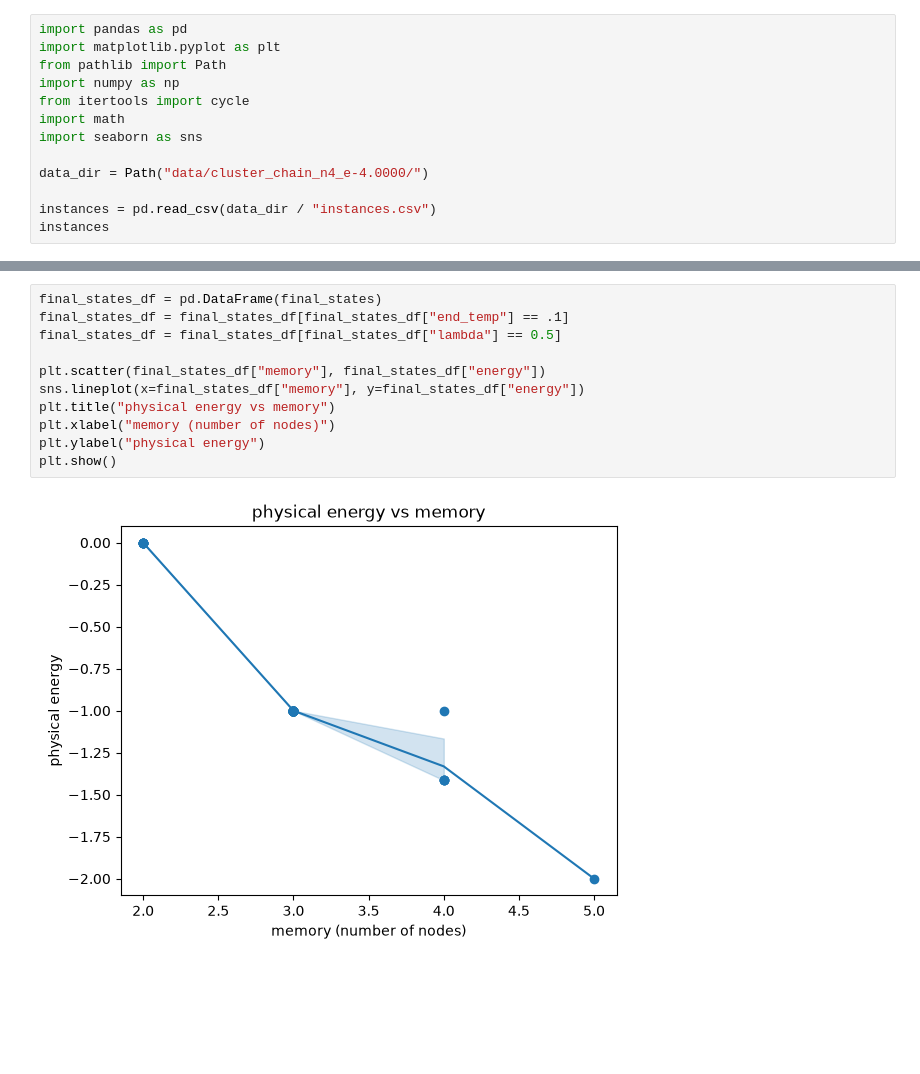
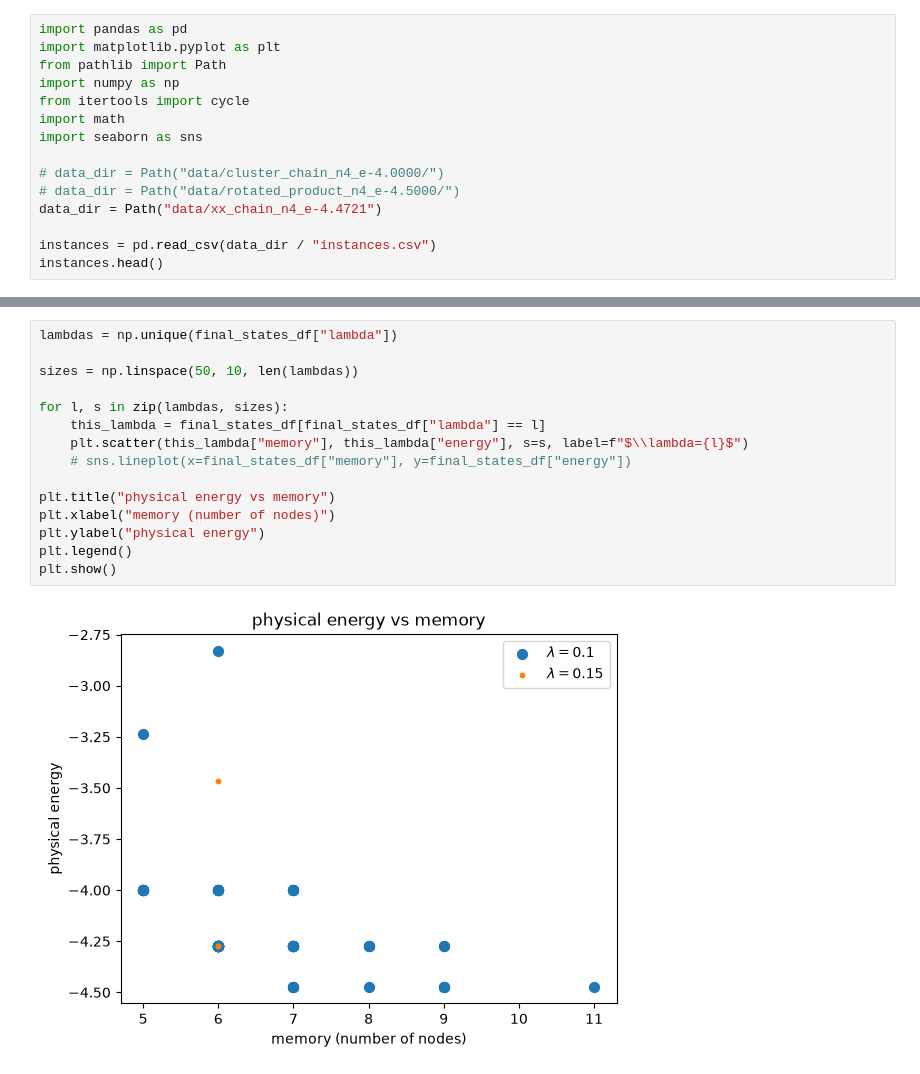
Before and after one commit to joshjkao/erqs, a Jupyter notebook: python/erqs.ipynb, the cells around one changed output, grey strips where cells are left out. Saved outputs shown, nothing was run; the diff lists cells and outputs as text; blank space fills up the shorter version.

```diff
--- a/python/erqs.ipynb
+++ b/python/erqs.ipynb
@@ -7,8 +7,10 @@ from itertools import cycle
 import math
 import seaborn as sns
 
-data_dir = Path("data/cluster_chain_n4_e-4.0000/")
+# data_dir = Path("data/cluster_chain_n4_e-4.0000/")
+# data_dir = Path("data/rotated_product_n4_e-4.5000/")
+data_dir = Path("data/xx_chain_n4_e-4.4721")
 
 instances = pd.read_csv(data_dir / "instances.csv")
-instances
+instances.head()
 # %% [output]
@@ -90,13 +56,17 @@ skipping row
 # %%
-final_states_df = pd.DataFrame(final_states)
-final_states_df = final_states_df[final_states_df["end_temp"] == .1]
-final_states_df = final_states_df[final_states_df["lambda"] == 0.5]
+lambdas = np.unique(final_states_df["lambda"])
 
-plt.scatter(final_states_df["memory"], final_states_df["energy"])
-sns.lineplot(x=final_states_df["memory"], y=final_states_df["energy"])
+sizes = np.linspace(50, 10, len(lambdas))
+
+for l, s in zip(lambdas, sizes):
+    this_lambda = final_states_df[final_states_df["lambda"] == l]
+    plt.scatter(this_lambda["memory"], this_lambda["energy"], s=s, label=f"$\\lambda={l}$")
+    # sns.lineplot(x=final_states_df["memory"], y=final_states_df["energy"])
+
 plt.title("physical energy vs memory")
 plt.xlabel("memory (number of nodes)")
 plt.ylabel("physical energy")
+plt.legend()
 plt.show()
 # %% [output]
-[figure, old version]
+[figure, new version]
```
Also changed, not shown: parts of 6 cells of this notebook.
